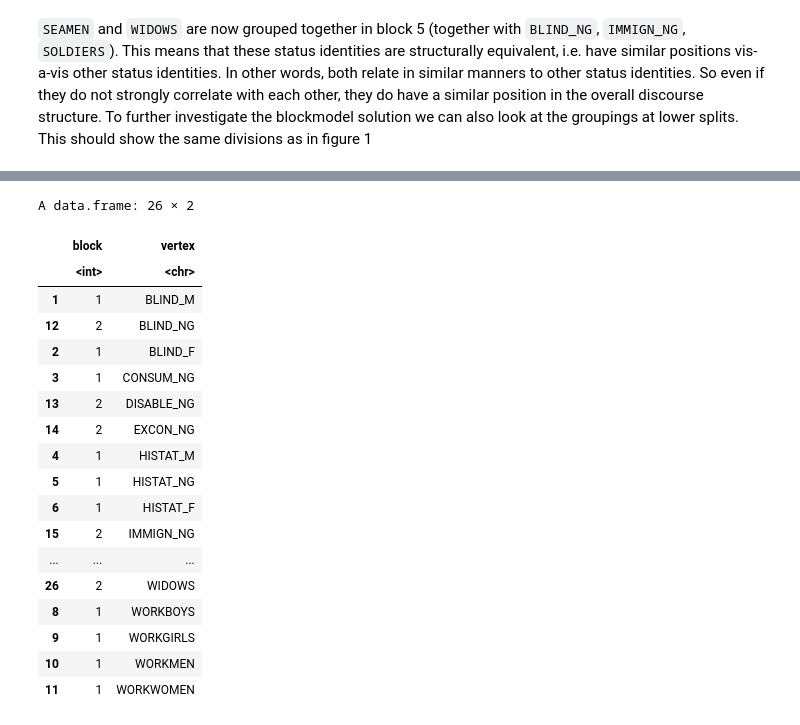
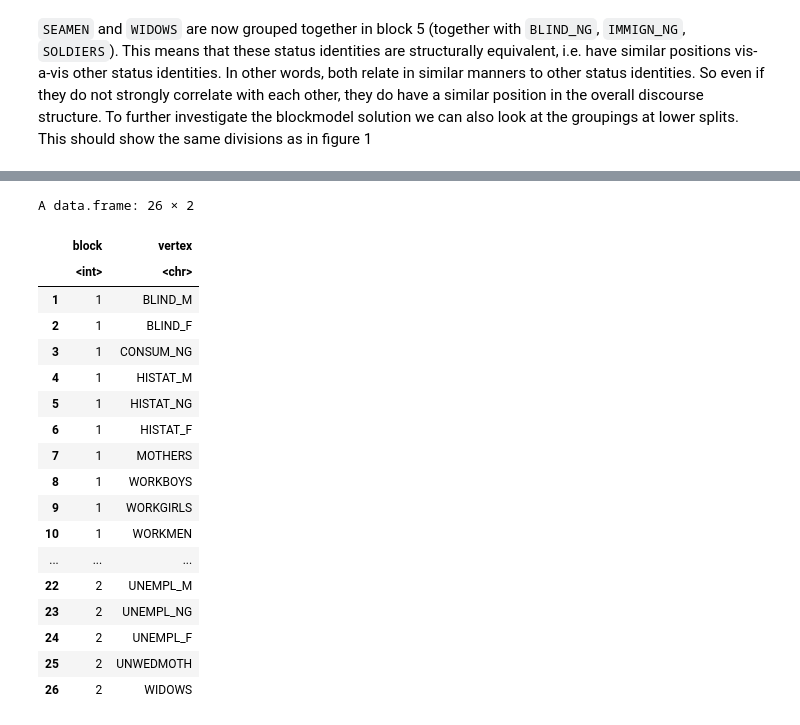
Before and after one commit to Jitzeoomen/uva-measuring-meaning, a Jupyter notebook: mohr.ipynb, the cells around one changed output, grey strips where cells are left out. Cells and saved outputs as stored; diff of their text form; code cells hidden in the pictures.

```diff
--- a/mohr.ipynb
+++ b/mohr.ipynb
@@ -141,23 +147,23 @@ A data.frame: 26 × 2
 # %%
 blks1 <- concor_hca(list(soldiers_cor), p = 1)
-blks1
+blks1[ order(blks1$block), ]
 # %% [output]
 A data.frame: 26 × 2
 |  | block | vertex |
 |  | <int> | <chr> |
 | 1 | 1 | BLIND_M |
-| 12 | 2 | BLIND_NG |
 | 2 | 1 | BLIND_F |
 | 3 | 1 | CONSUM_NG |
-| 13 | 2 | DISABLE_NG |
-| 14 | 2 | EXCON_NG |
 | 4 | 1 | HISTAT_M |
 | 5 | 1 | HISTAT_NG |
 | 6 | 1 | HISTAT_F |
-| 15 | 2 | IMMIGN_NG |
-| ... | ... | ... |
-| 26 | 2 | WIDOWS |
+| 7 | 1 | MOTHERS |
 | 8 | 1 | WORKBOYS |
 | 9 | 1 | WORKGIRLS |
 | 10 | 1 | WORKMEN |
-| 11 | 1 | WORKWOMEN |
+| ... | ... | ... |
+| 22 | 2 | UNEMPL_M |
+| 23 | 2 | UNEMPL_NG |
+| 24 | 2 | UNEMPL_F |
+| 25 | 2 | UNWEDMOTH |
+| 26 | 2 | WIDOWS |
```
Also changed, not shown: parts of 4 cells of this notebook.
